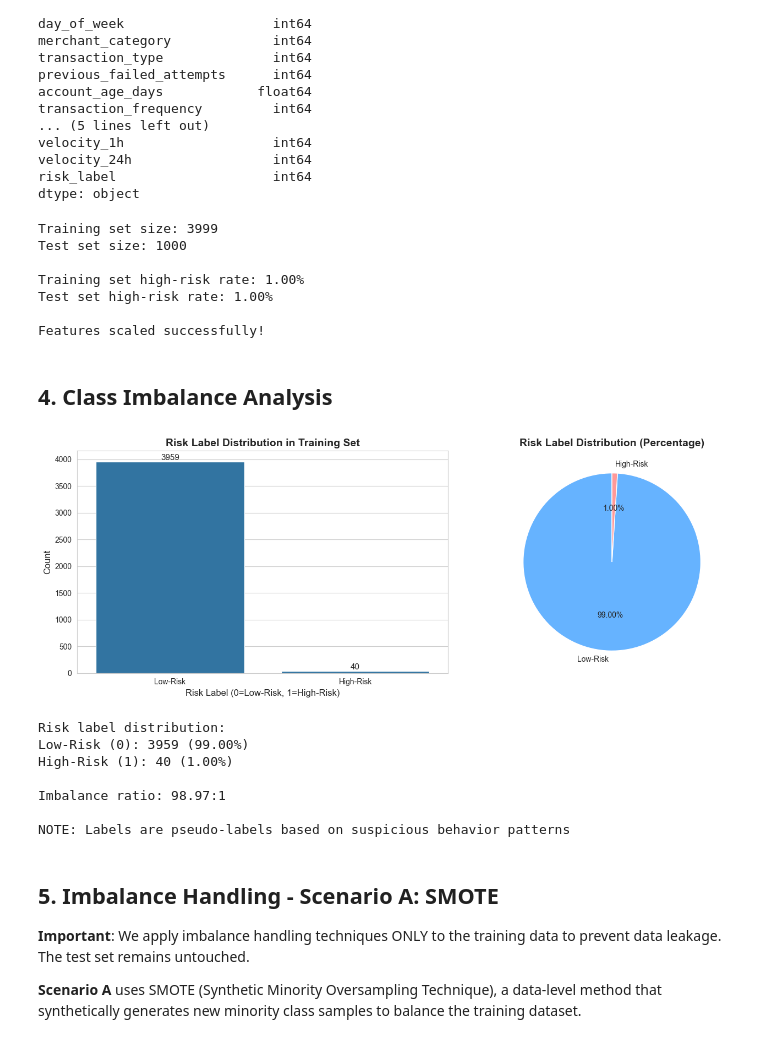
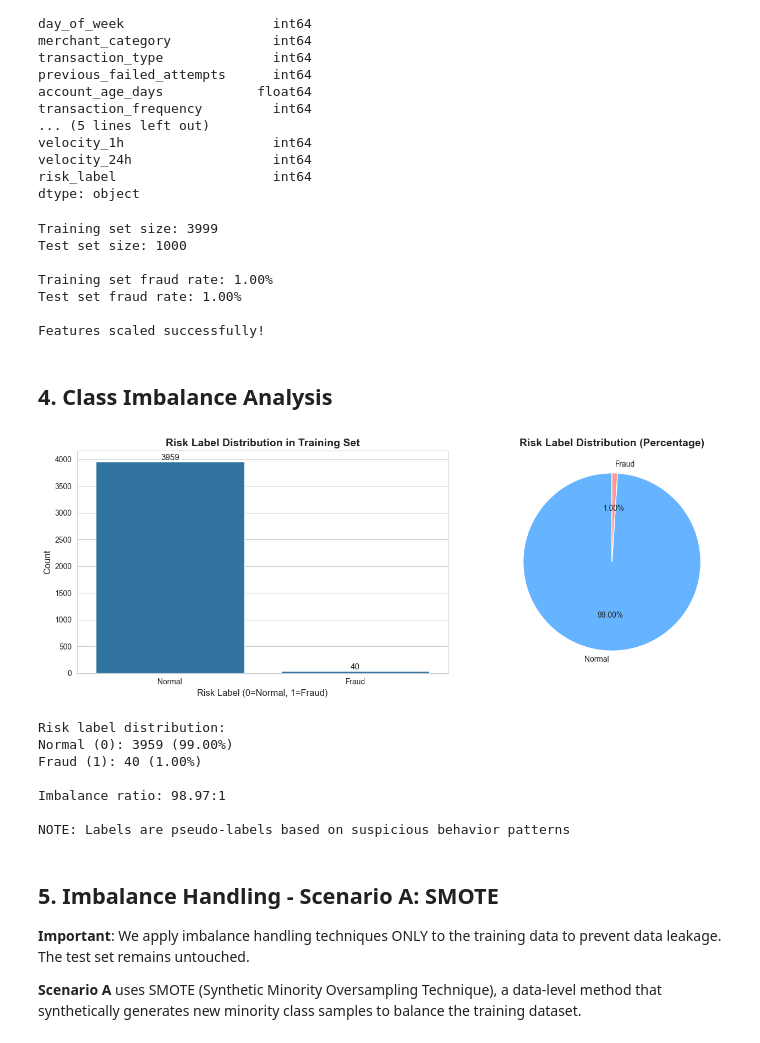
Before and after one commit to gandharyanto/ml_fraud_detection, a Jupyter notebook: fraud_detection.ipynb, the cells around one changed output. Cells and saved outputs as stored; diff of their text form; code cells hidden in the pictures.

```diff
--- a/fraud_detection.ipynb
+++ b/fraud_detection.ipynb
@@ -712,8 +832,8 @@ X_train, X_test, y_train, y_test = train_test_split(
 
 print(f"Training set size: {X_train.shape[0]}")
 print(f"Test set size: {X_test.shape[0]}")
-print(f"\nTraining set high-risk rate: {y_train.mean()*100:.2f}%")
-print(f"Test set high-risk rate: {y_test.mean()*100:.2f}%")
+print(f"\nTraining set fraud rate: {y_train.mean()*100:.2f}%")
+print(f"Test set fraud rate: {y_test.mean()*100:.2f}%")
 
 # Scale features (important for neural networks)
 scaler = StandardScaler()
@@ -729,8 +849,8 @@ print("\nFeatures scaled successfully!")
 Training set size: 3999
 Test set size: 1000
 
-Training set high-risk rate: 1.00%
-Test set high-risk rate: 1.00%
+Training set fraud rate: 1.00%
+Test set fraud rate: 1.00%
 
 Features scaled successfully!
 # %% [markdown]
@@ -738,39 +858,39 @@ Features scaled successfully!
 # %%
 # Visualize class distribution
 fig, axes = plt.subplots(1, 2, figsize=(14, 5))
 
 # Count plot
 sns.countplot(data=pd.DataFrame({'risk_label': y_train}), x='risk_label', ax=axes[0])
 axes[0].set_title('Risk Label Distribution in Training Set', fontsize=14, fontweight='bold')
-axes[0].set_xlabel('Risk Label (0=Low-Risk, 1=High-Risk)', fontsize=12)
+axes[0].set_xlabel('Risk Label (0=Normal, 1=Fraud)', fontsize=12)
 axes[0].set_ylabel('Count', fontsize=12)
-axes[0].set_xticklabels(['Low-Risk', 'High-Risk'])
+axes[0].set_xticklabels(['Normal', 'Fraud'])
 
 # Add count labels on bars
 for p in axes[0].patches:
     axes[0].annotate(f'{int(p.get_height())}',
                     (p.get_x() + p.get_width() / 2., p.get_height()),
                     ha='center', va='bottom', fontsize=11)
 
 # Pie chart
 risk_counts = y_train.value_counts()
-axes[1].pie(risk_counts.values, labels=['Low-Risk', 'High-Risk'], autopct='%1.2f%%',
+axes[1].pie(risk_counts.values, labels=['Normal', 'Fraud'], autopct='%1.2f%%',
            startangle=90, colors=['#66b3ff', '#ff9999'])
 axes[1].set_title('Risk Label Distribution (Percentage)', fontsize=14, fontweight='bold')
 
 plt.tight_layout()
 plt.show()
 
 print(f"Risk label distribution:")
-print(f"Low-Risk (0): {risk_counts[0]} ({risk_counts[0]/len(y_train)*100:.2f}%)")
-print(f"High-Risk (1): {risk_counts[1]} ({risk_counts[1]/len(y_train)*100:.2f}%)")
+print(f"Normal (0): {risk_counts[0]} ({risk_counts[0]/len(y_train)*100:.2f}%)")
+print(f"Fraud (1): {risk_counts[1]} ({risk_counts[1]/len(y_train)*100:.2f}%)")
 print(f"\nImbalance ratio: {risk_counts[0]/risk_counts[1]:.2f}:1")
 print(f"\nNOTE: Labels are pseudo-labels based on suspicious behavior patterns")
 # %% [output]
-[figure, old version]
+[figure, new version]
 Risk label distribution:
-Low-Risk (0): 3959 (99.00%)
-High-Risk (1): 40 (1.00%)
+Normal (0): 3959 (99.00%)
+Fraud (1): 40 (1.00%)
 
 Imbalance ratio: 98.97:1
 
```
Also changed, not shown: parts of 41 cells of this notebook.
